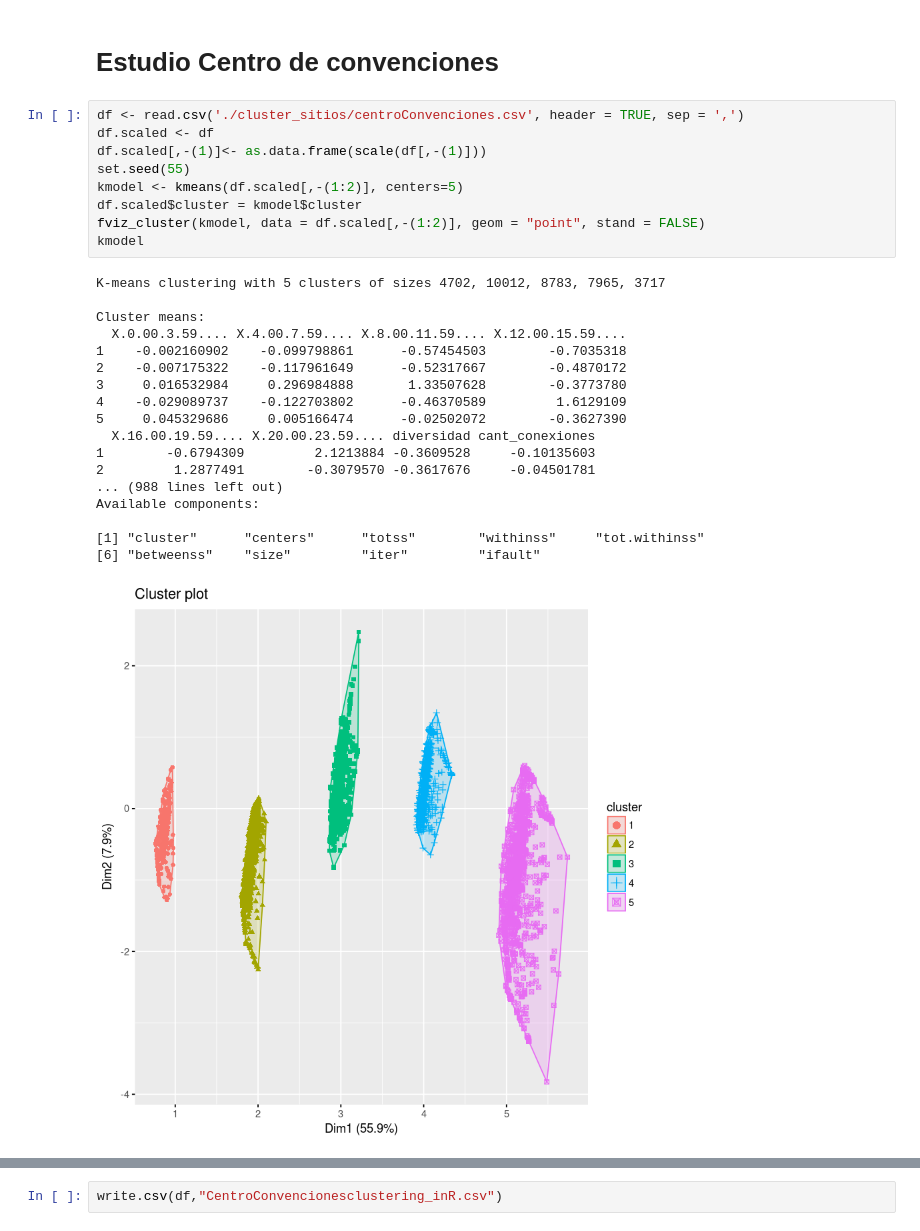
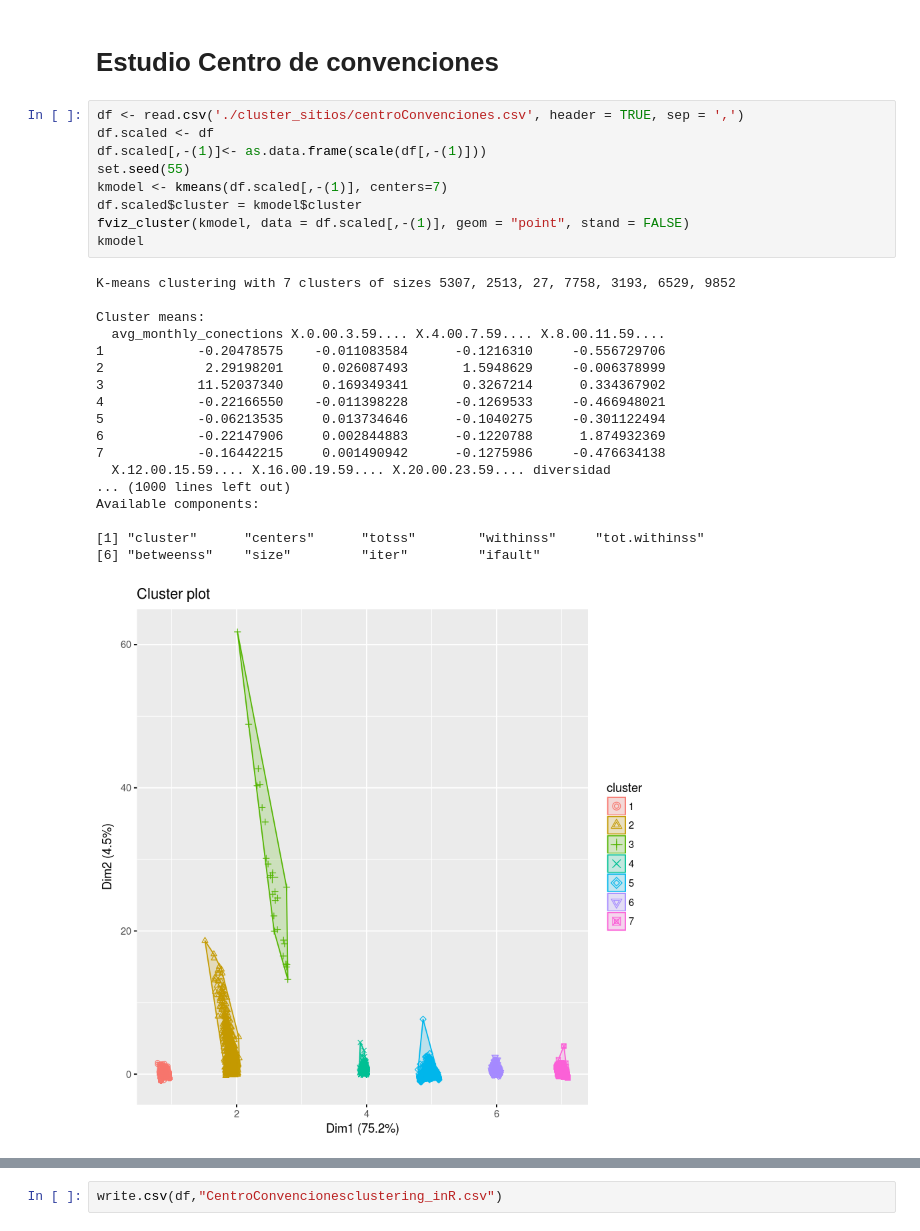
Before and after one commit to jlmasson/exploratorios_RF, a Jupyter notebook: R_Clustering_sitios_formato2.ipynb, the cells around one changed output, grey strips where cells are left out. Drawn from its saved outputs; the diff is of its cells as text.

```diff
--- a/R_Clustering_sitios_formato2.ipynb
+++ b/R_Clustering_sitios_formato2.ipynb
@@ -57,28 +85,28 @@ write.csv(dfAeropuerto,"Airportclustering_inR.csv")
 # %%
 df <- read.csv('./cluster_sitios/centroConvenciones.csv', header = TRUE, sep = ',')
 df.scaled <- df
 df.scaled[,-(1)]<- as.data.frame(scale(df[,-(1)]))
 set.seed(55)
-kmodel <- kmeans(df.scaled[,-(1:2)], centers=5)
+kmodel <- kmeans(df.scaled[,-(1)], centers=7)
 df.scaled$cluster = kmodel$cluster
-fviz_cluster(kmodel, data = df.scaled[,-(1:2)], geom = "point", stand = FALSE)
+fviz_cluster(kmodel, data = df.scaled[,-(1)], geom = "point", stand = FALSE)
 kmodel
 # %% [output]
-K-means clustering with 5 clusters of sizes 4702, 10012, 8783, 7965, 3717
+K-means clustering with 7 clusters of sizes 5307, 2513, 27, 7758, 3193, 6529, 9852
 
 Cluster means:
-  X.0.00.3.59.... X.4.00.7.59.... X.8.00.11.59.... X.12.00.15.59....
-1    -0.002160902    -0.099798861      -0.57454503        -0.7035318
-2    -0.007175322    -0.117961649      -0.52317667        -0.4870172
-3     0.016532984     0.296984888       1.33507628        -0.3773780
-4    -0.029089737    -0.122703802      -0.46370589         1.6129109
-5     0.045329686     0.005166474      -0.02502072        -0.3627390
-  X.16.00.19.59.... X.20.00.23.59.... diversidad cant_conexiones
-1        -0.6794309         2.1213884 -0.3609528     -0.10135603
-2         1.2877491        -0.3079570 -0.3617676     -0.04501781
-... (988 lines left out)
+  avg_monthly_conections X.0.00.3.59.... X.4.00.7.59.... X.8.00.11.59....
+1            -0.20478575    -0.011083584      -0.1216310     -0.556729706
+2             2.29198201     0.026087493       1.5948629     -0.006378999
+3            11.52037340     0.169349341       0.3267214      0.334367902
+4            -0.22166550    -0.011398228      -0.1269533     -0.466948021
+5            -0.06213535     0.013734646      -0.1040275     -0.301122494
+6            -0.22147906     0.002844883      -0.1220788      1.874932369
+7            -0.16442215     0.001490942      -0.1275986     -0.476634138
+  X.12.00.15.59.... X.16.00.19.59.... X.20.00.23.59.... diversidad
+... (1000 lines left out)
 Available components:
 
 [1] "cluster"      "centers"      "totss"        "withinss"     "tot.withinss"
 [6] "betweenss"    "size"         "iter"         "ifault"
-[figure, old version]
+[figure, new version]
```
Also changed, not shown: parts of 9 cells of this notebook.
